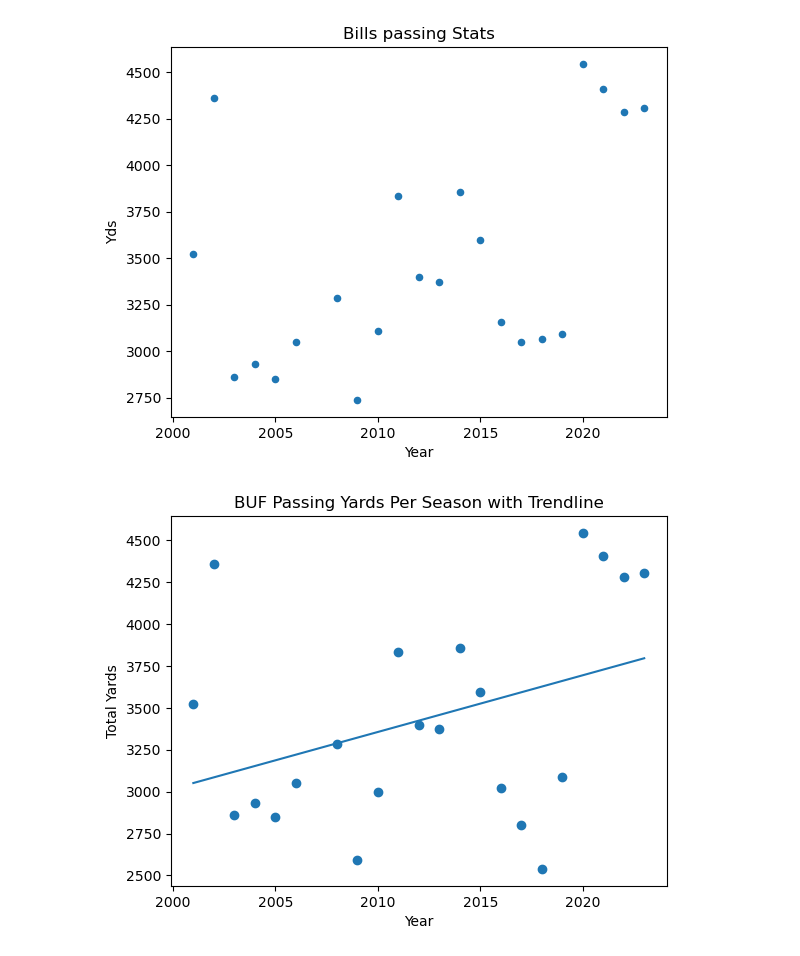
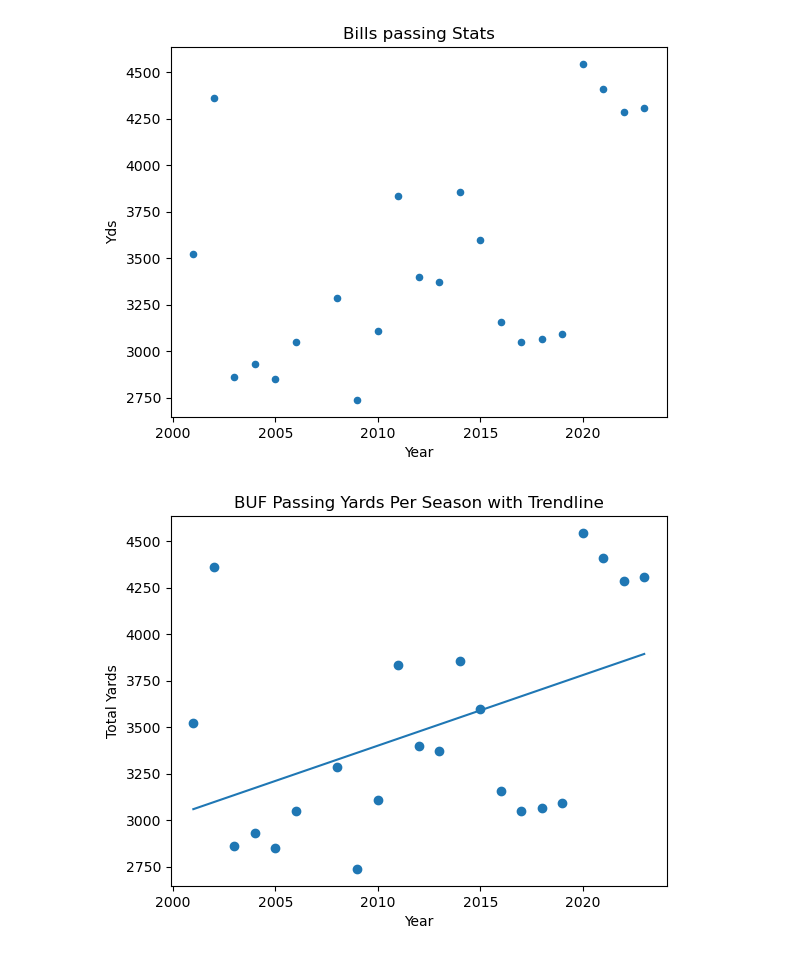
Before and after one commit to samweilert13/cs130-project-Sam, a Jupyter notebook: Analysis2.ipynb, the cells around one changed output. Cells and saved outputs as stored; diff of their text form; code cells hidden in the pictures.

```diff
--- a/Analysis2.ipynb
+++ b/Analysis2.ipynb
@@ -419,9 +419,9 @@ print(passing_statsBUF[["Player", "Tm", "Age", "GS", "Yds", "TD", "Year"]])
 # %%
 passing_stats = pd.read_csv("data.csv")
 
-buf_stats = passing_stats.loc[(passing_stats.Yds > 100) & (passing_stats.GS >= 1) & (passing_stats.Tm == "BUF") & (passing_stats.Year != 2007)]
+BUF_stats = passing_stats.loc[(passing_stats.Yds > 100) & (passing_stats.GS >= 1) & (passing_stats.Tm == "BUF") & (passing_stats.Year != 2007)]
 # %%
-BUF_yards_per_year = buf_stats.groupby("Year")["Yds"].sum().reset_index() # Group by Year and sum Yds for all players in that year
+BUF_yards_per_year = BUF_stats.groupby("Year")["Yds"].sum().reset_index() # Group by Year and sum Yds for all players in that year
 # %%
 BUF_yards_per_year.plot(kind='scatter', x='Year', y='Yds')
 plt.title('Bills passing Stats')
@@ -431,16 +431,16 @@ plt.show()
 # %% [output]
 [figure]
 # %%
-x = yards_per_year["Year"]
-y = yards_per_year["Yds"]
+x = BUF_yards_per_year["Year"]
+y = BUF_yards_per_year["Yds"]
 
 m, b = np.polyfit(x, y, 1)
 
 plt.scatter(x, y)
 plt.plot(x, m*x + b)
 plt.title("BUF Passing Yards Per Season with Trendline")
 plt.xlabel("Year")
 plt.ylabel("Total Yards")
 plt.show()
 # %% [output]
-[figure, old version]
+[figure, new version]
```
Also changed, not shown: parts of 4 cells of this notebook.
